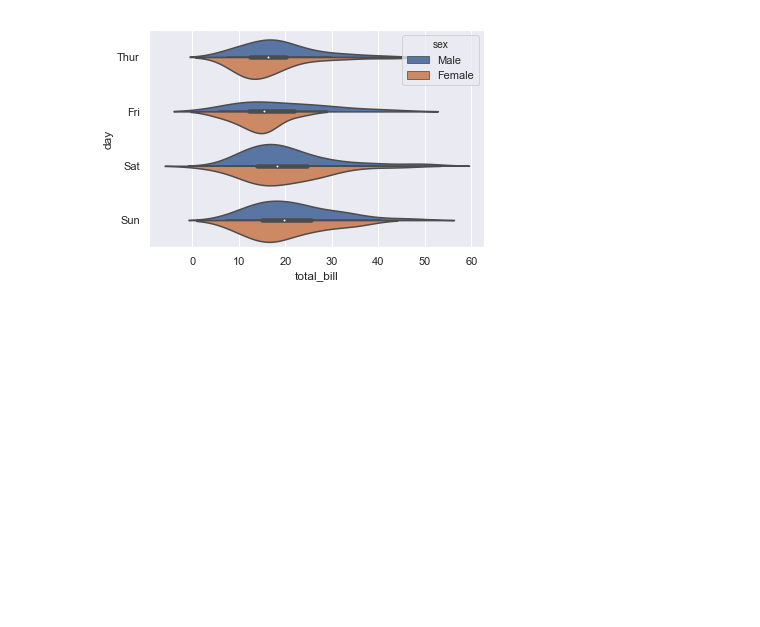
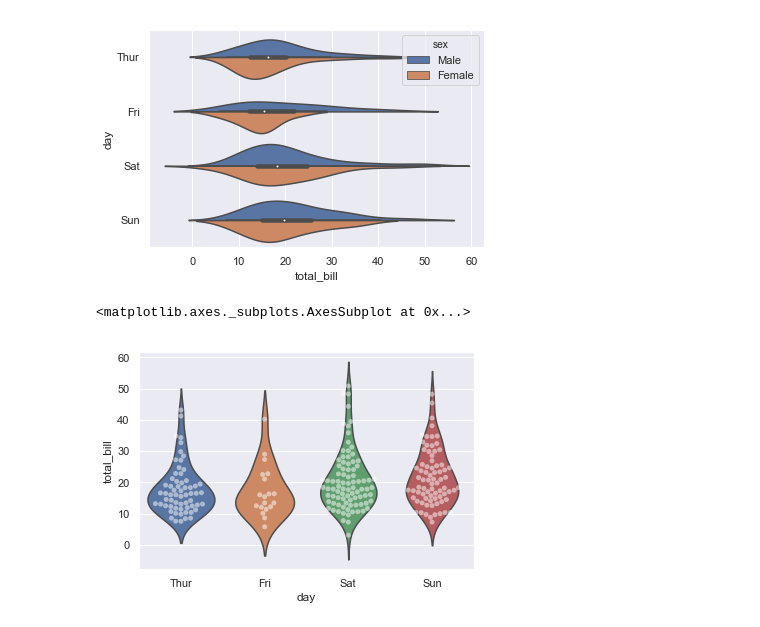
Before and after one commit to Clayygou/seaborn, a Jupyter notebook: 4multivariate.ipynb, the cells around one changed output. Cells and saved outputs as stored; diff of their text form; code cells hidden in the pictures; blank space fills up the shorter version.

```diff
--- a/4multivariate.ipynb
+++ b/4multivariate.ipynb
@@ -61,3 +66,9 @@ sns.violinplot(y= "day",x= "total_bill",data = tips, hue = "sex",split = True)
 # %% [output]
 <matplotlib.axes._subplots.AxesSubplot at 0x...>
 [figure]
+# %%
+sns.violinplot(x= "day",y= "total_bill",data = tips,inner = None)
+sns.swarmplot(x = "day",y = "total_bill",data = tips,color = "w",alpha = .5) # 两张图的合并
+# %% [output]
+<matplotlib.axes._subplots.AxesSubplot at 0x...>
+[figure, added]
```
Also changed, not shown: parts of 11 cells of this notebook.
